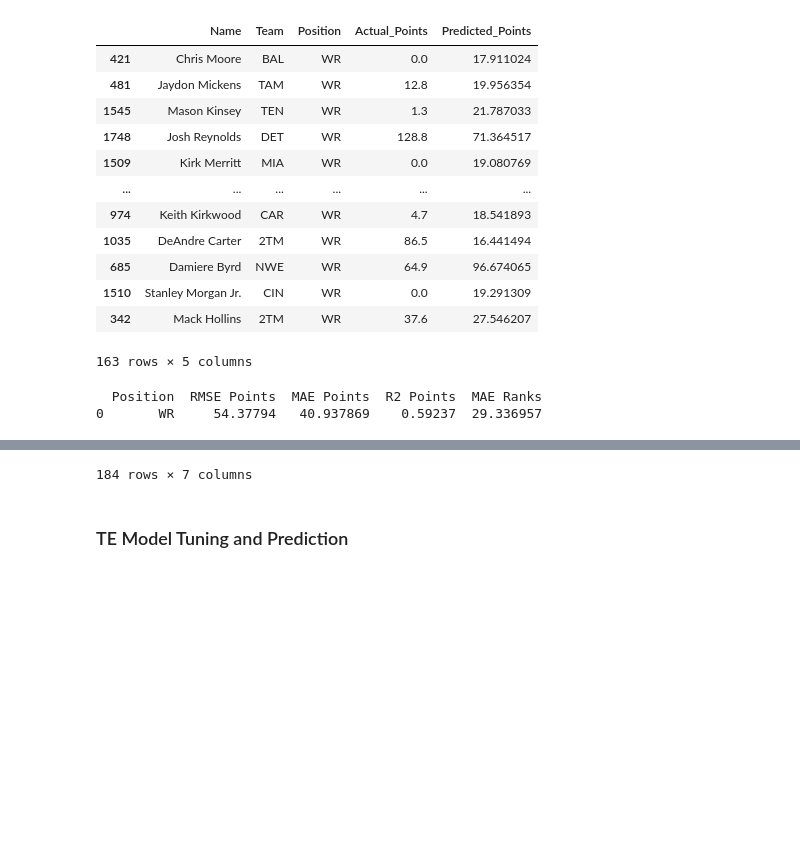
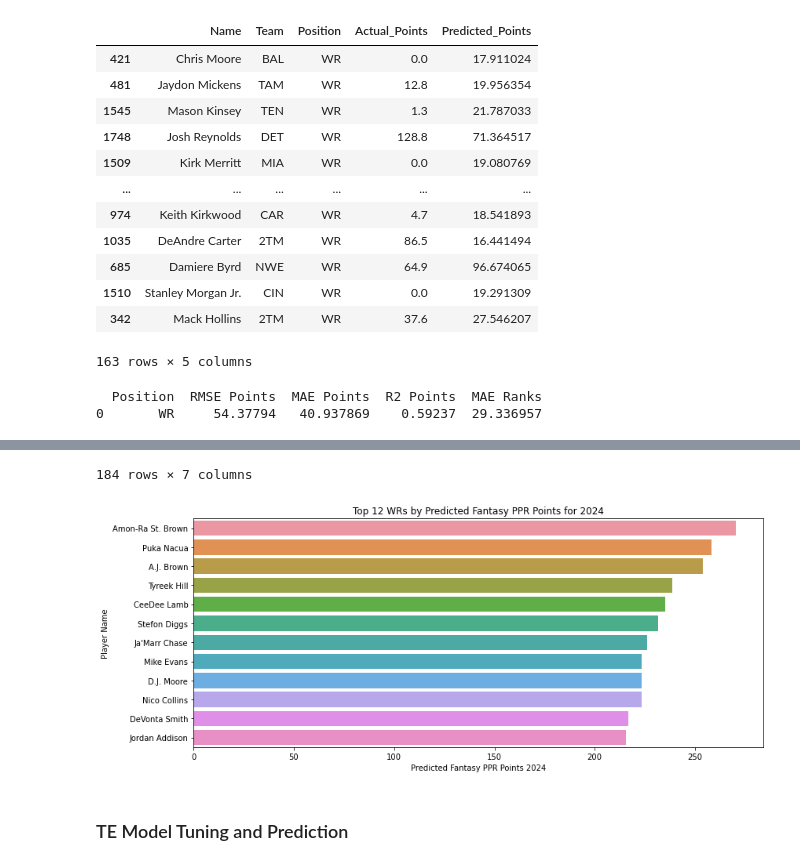
Before and after one commit to TrevBunch/DS-340W-Project, a Jupyter notebook: ModelCode.ipynb, the cells around one changed output, grey strips where cells are left out. Saved outputs shown, nothing was run; the diff lists cells and outputs as text; code cells hidden in the pictures; blank space fills up the shorter version.

```diff
--- a/ModelCode.ipynb
+++ b/ModelCode.ipynb
@@ -534,30 +576,33 @@ WR_test_results
 # %%
 #predict WRs on the validation data using the best model and features found
 #will get 2024 predictions in terms of points and position rank
 #compare the predictions versus real 2024 point and rank
 
 WR_2024_pred = predict_2024(WR_best_model, WR_best_features, WR_data_2024) #predictions of validation data
 WR_metrics_table = pd.DataFrame([metric_table('WR', WR_data_2024, WR_2024_pred, fantasy_data_2024, "Fantasy_PPR_NextYear")]) #get RMSE, MAE, R2 of predictions versus real results
 WR_2024_table = position_prediciton_table("WR", WR_data_2024, WR_2024_pred, fantasy_data_2024, "Name", "Team_NextYear", "Position", "Fantasy_PPR_NextYear") #display WR results
 
 print(WR_metrics_table)
-WR_2024_table
+display(WR_2024_table)
+
+plot_top12_position(WR_2024_table, position = "WR", title = "Top 12 WRs by Predicted Fantasy PPR Points for 2024")
 # %% [output]
   Position  RMSE Points  MAE Points  R2 Points  MAE Ranks
 0       WR     54.37794   40.937869    0.59237  29.336957
 |  | Name | Team | Position | Predicted Fantasy PPR Points 2024 | Actual Fantasy PPR Points 2024 | Predicted Position Rank | ... |
 | 0 | Amon-Ra St. Brown | DET | WR | 270.381775 | 316.2 | 1 | ... |
 | 1 | Puka Nacua | LAR | WR | 258.188263 | 206.6 | 2 | ... |
 | 2 | A.J. Brown | PHI | WR | 253.944641 | 216.9 | 3 | ... |
 | 3 | Tyreek Hill | MIA | WR | 238.686554 | 218.2 | 4 | ... |
 | 4 | CeeDee Lamb | DAL | WR | 235.216202 | 263.4 | 5 | ... |
 | ... | ... | ... | ... | ... | ... | ... | ... |
 | 179 | Collin Johnson | CHI | WR | 16.065010 | 1.6 | 180 | ... |
 | 180 | Zach Pascal | ARI | WR | 15.370488 | 0.0 | 181 | ... |
 | 181 | Trent Taylor | SFO | WR | 15.336282 | 2.1 | 182 | ... |
 | 182 | Irvin Charles | NYJ | WR | 14.051081 | 0.0 | 183 | ... |
 | 183 | James Proche | CLE | WR | 13.765782 | 3.1 | 184 | ... |
 184 rows × 7 columns
+[figure, added]
 # %% [markdown]
 ### TE Model Tuning and Prediction
 # %%
```
Also changed, not shown: parts of 13 cells of this notebook.
